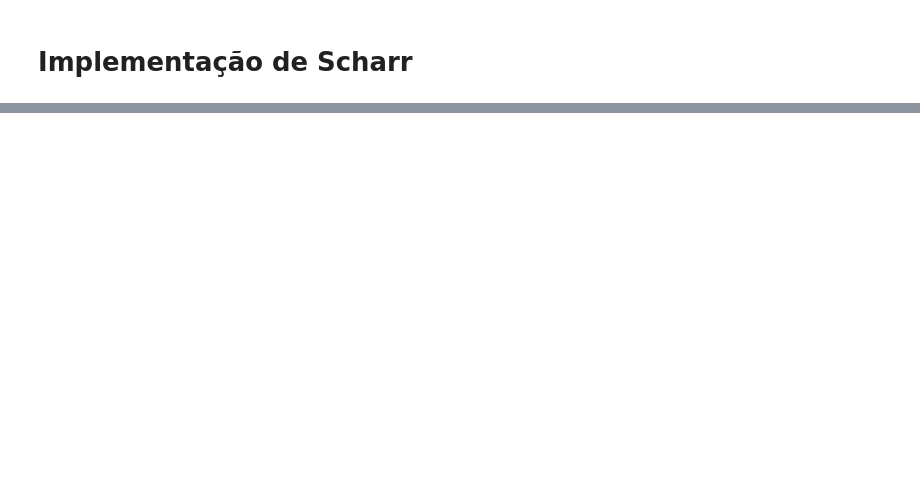
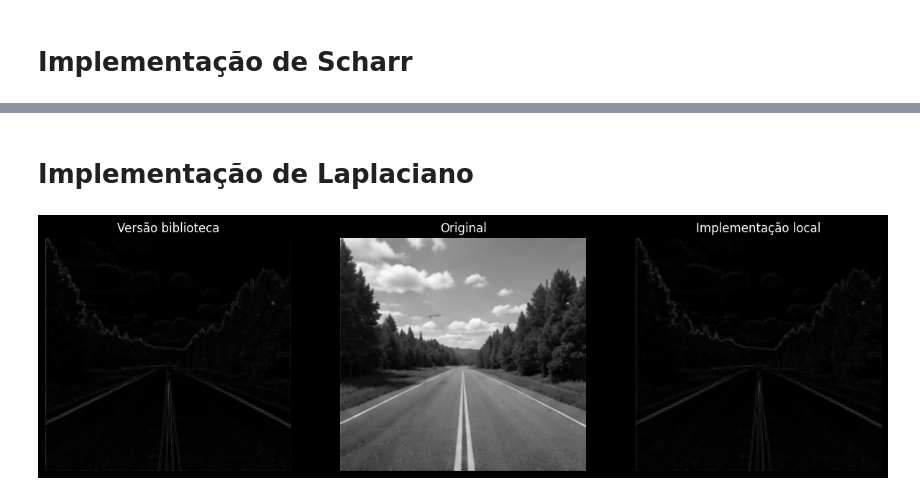
Before and after one commit to Renef13/Atividade_3_PI, a Jupyter notebook: det_bordas.ipynb, the cells around one changed output, grey strips where cells are left out. Saved outputs shown, nothing was run; the diff lists cells and outputs as text; code cells hidden in the pictures; blank space fills up the shorter version.

Commit message:
add funcao de det_laplaciano

```diff
--- a/det_bordas.ipynb
+++ b/det_bordas.ipynb
@@ -99,0 +108,29 @@ exibir_resultados(estrada_opencv_scharr, estrada_bgr, estrada_manual_scharr)
+# %% [markdown]
+# Implementação de Laplaciano
+# %%
+# Implementação Manual
+estrada_manual_laplaciano = det_laplaciano(estrada_bgr)
+
+# Implementação OpenCV usando Laplacian
+def det_laplaciano_opencv(img):
+    img_gray = cv.cvtColor(img, cv.COLOR_BGR2GRAY)
+
+    lap = cv.Laplacian(img_gray, cv.CV_64F)
+
+    lap = np.abs(lap)
+
+    lap = cv.normalize(
+        lap,
+        None,
+        0,
+        255,
+        cv.NORM_MINMAX
+    )
+
+    return lap.astype(np.uint8)
+
+estrada_opencv_laplaciano = det_laplaciano_opencv(estrada_bgr)
+# %%
+exibir_resultados(estrada_opencv_laplaciano, estrada_bgr, estrada_manual_laplaciano)
+# %% [output]
+[figure, added]
```
Also changed, not shown: parts of 4 cells of this notebook.
